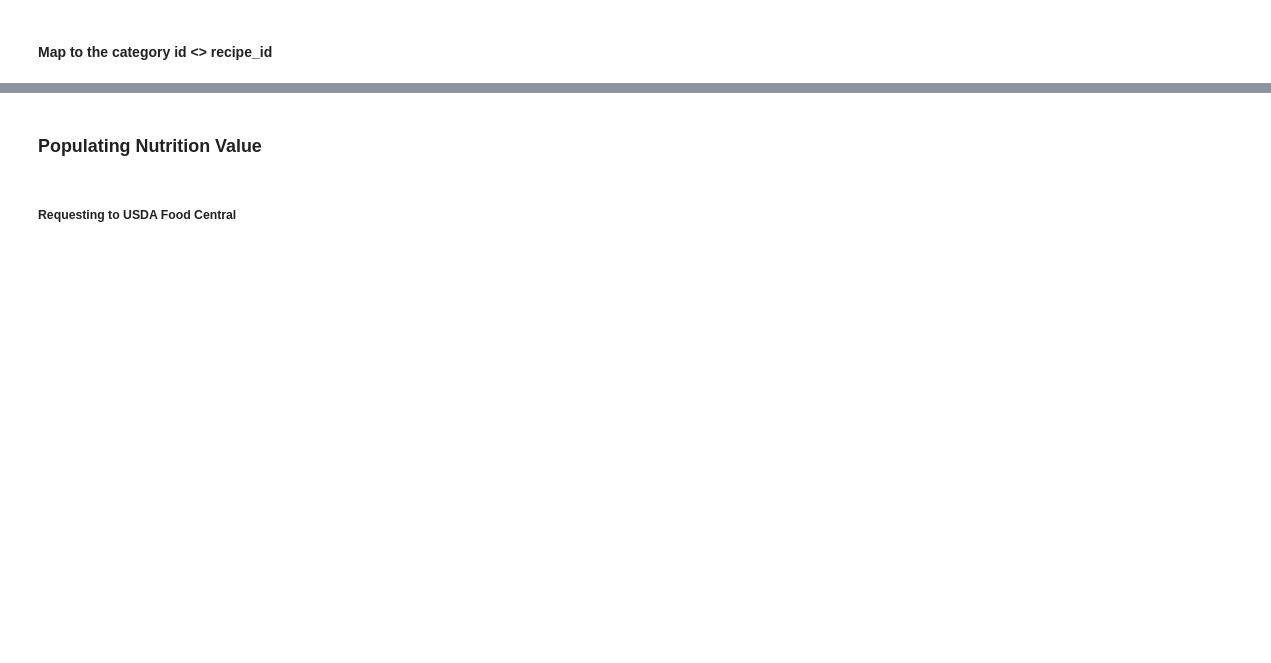
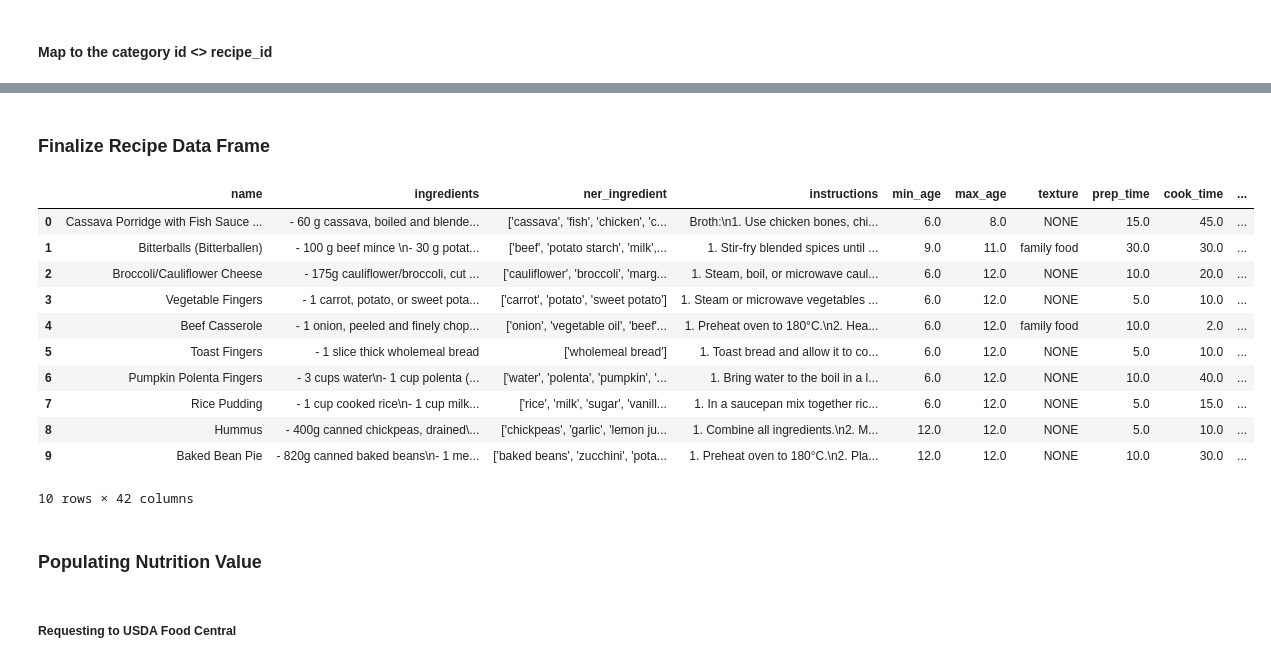
Before and after one commit to itshelena07/baby_food_recom_ai, a Jupyter notebook: 01_DataPreprocessing/pre-processing.ipynb, the cells around one changed output, grey strips where cells are left out. Drawn from its saved outputs; the diff is of its cells as text; code cells hidden in the pictures; blank space fills up the shorter version.

Commit message:
done until nutrition

```diff
--- a/01_DataPreprocessing/pre-processing.ipynb
+++ b/01_DataPreprocessing/pre-processing.ipynb
@@ -119,16 +0,0 @@ print("✅ classify_recipe_fixed function defined!")
-# %%
-# Test the fixed function on sample recipes
-print("🧪 TESTING classify_recipe_fixed Function")
-print("=" * 60)
-
-# Get a few sample recipes to test
-sample_recipes = df.head(5)
-
-for idx, row in sample_recipes.iterrows():
-    print(f"\n📋 Testing Recipe: {row['name']}")
-    print(f"Ingredients: {row['ner_ingredient_string']}")
-
-    # Apply the fixed function
-    result = classify_recipe_fixed(row, dietary_tags)
-    print(f"Result: '{result}'")
-    print("-" * 40)
@@ -3298,0 +3012,2 @@ display(recipe_category_df[['recipe_id', 'category_id']].head(10))
+# %% [markdown]
+### **Finalize Recipe Data Frame**
@@ -3299,3 +3016,49 @@ display(recipe_category_df[['recipe_id', 'category_id']].head(10))
+# %%
+# 1. Make a copy to avoid modifying original df
+recipes_df = df.copy()
+
+# 2. List of columns to exclude (without None)
+columns_to_exclude = [
+    'ner_ingredient', 'ner_ingredient_list', 'ner_ingredient_cleaned',
+    'ner_ingredient_string', 'mapped_region', 'nutrition_value', 'ID',
+    'Energy / Calorie', 'Carbohydrate (g)', 'Protein (g)', 'Fat (g)',
+    'List of Micros', 'dietary_tags', 'choking_hazard', 'allergen'
+]
+
+# 3. Find existing columns to exclude (regular named columns)
+existing_cols_to_exclude = [col for col in columns_to_exclude if col in recipes_df.columns]
+
+# 4. Find None columns separately
+none_columns = [col for col in recipes_df.columns if col is None]
+
+# 5. Combine both lists
+all_cols_to_exclude = existing_cols_to_exclude + none_columns
+
+# 6. Drop ALL unwanted columns (including None columns)
+recipes = recipes_df.drop(columns=all_cols_to_exclude)
+
+# 7. Show result
+print(f"✅ Regular columns removed: {existing_cols_to_exclude}")
+print(f"✅ None columns removed: {none_columns}")
+print(f"✅ Total columns removed: {len(all_cols_to_exclude)}")
+print(f"📊 New DataFrame shape: {recipes.shape}")
+print("\n📋 Remaining columns:")
+display(recipes.columns.tolist())
+print("\n📋 First 10 rows:")
+display(recipes.head(10))
+# %% [output]
+|  | name | ingredients | ner_ingredient | instructions | min_age | max_age | texture | prep_time | cook_time | ... |
+| 0 | Cassava Porridge with Fish Sauce ... | - 60 g cassava, boiled and blende... | ['cassava', 'fish', 'chicken', 'c... | Broth:\n1. Use chicken bones, chi... | 6.0 | 8.0 | NONE | 15.0 | 45.0 | ... |
+| 1 | Bitterballs (Bitterballen) | - 100 g beef mince \n- 30 g potat... | ['beef', 'potato starch', 'milk',... | 1. Stir-fry blended spices until ... | 9.0 | 11.0 | family food | 30.0 | 30.0 | ... |
+| 2 | Broccoli/Cauliflower Cheese | - 175g cauliflower/broccoli, cut ... | ['cauliflower', 'broccoli', 'marg... | 1. Steam, boil, or microwave caul... | 6.0 | 12.0 | NONE | 10.0 | 20.0 | ... |
+| 3 | Vegetable Fingers | - 1 carrot, potato, or sweet pota... | ['carrot', 'potato', 'sweet potato'] | 1. Steam or microwave vegetables ... | 6.0 | 12.0 | NONE | 5.0 | 10.0 | ... |
+| 4 | Beef Casserole | - 1 onion, peeled and finely chop... | ['onion', 'vegetable oil', 'beef'... | 1. Preheat oven to 180°C.\n2. Hea... | 6.0 | 12.0 | family food | 10.0 | 2.0 | ... |
+| 5 | Toast Fingers | - 1 slice thick wholemeal bread | ['wholemeal bread'] | 1. Toast bread and allow it to co... | 6.0 | 12.0 | NONE | 5.0 | 10.0 | ... |
+| 6 | Pumpkin Polenta Fingers | - 3 cups water\n- 1 cup polenta (... | ['water', 'polenta', 'pumpkin', '... | 1. Bring water to the boil in a l... | 6.0 | 12.0 | NONE | 10.0 | 40.0 | ... |
+| 7 | Rice Pudding | - 1 cup cooked rice\n- 1 cup milk... | ['rice', 'milk', 'sugar', 'vanill... | 1. In a saucepan mix together ric... | 6.0 | 12.0 | NONE | 5.0 | 15.0 | ... |
+| 8 | Hummus | - 400g canned chickpeas, drained\... | ['chickpeas', 'garlic', 'lemon ju... | 1. Combine all ingredients.\n2. M... | 12.0 | 12.0 | NONE | 5.0 | 10.0 | ... |
+| 9 | Baked Bean Pie | - 820g canned baked beans\n- 1 me... | ['baked beans', 'zucchini', 'pota... | 1. Preheat oven to 180°C.\n2. Pla... | 12.0 | 12.0 | NONE | 10.0 | 30.0 | ... |
+10 rows × 42 columns
 # %%
 #finalize the recipe_Df
 # %% [markdown]
```
Also changed, not shown: parts of 99 cells of this notebook.
